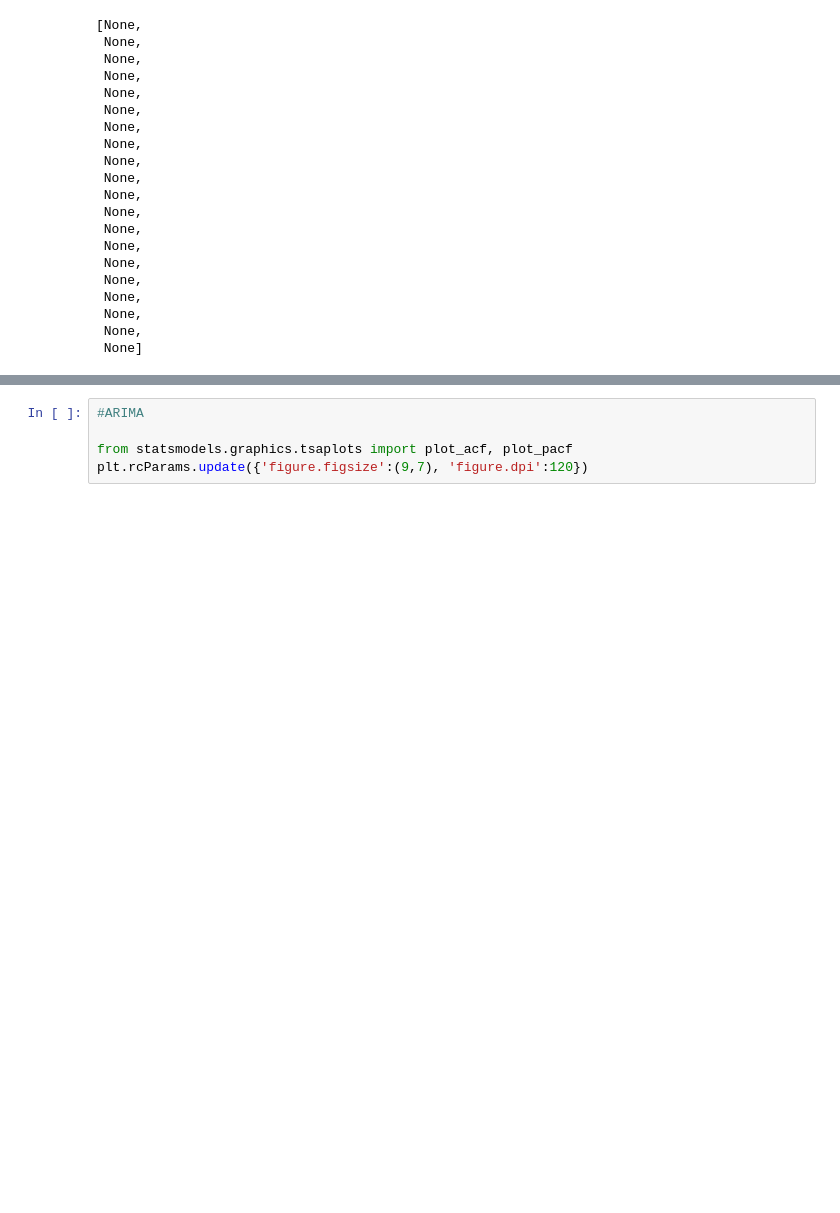
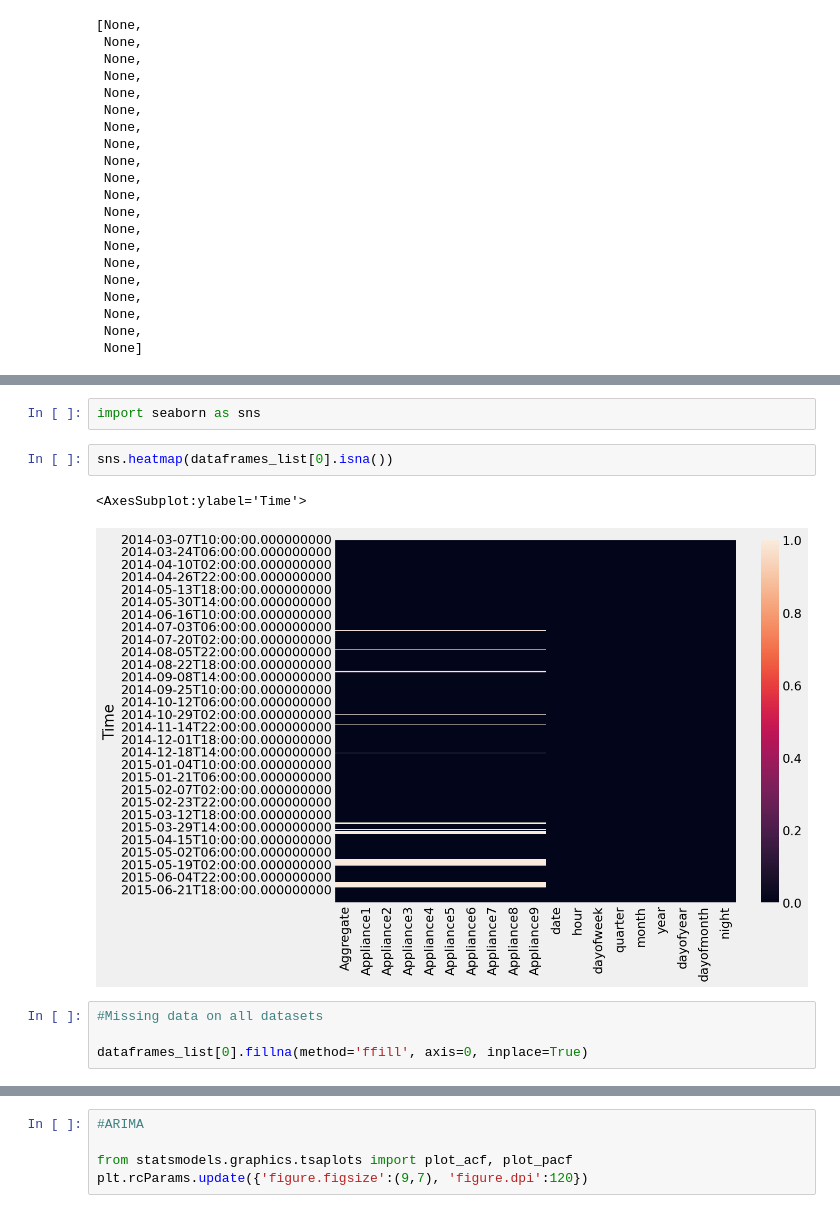
Before and after one commit to danbm94/masterthesis, a Jupyter notebook: refit.ipynb, the cells around one changed output, grey strips where cells are left out. Cells and saved outputs as stored; diff of their text form; blank space fills up the shorter version.

```diff
--- a/refit.ipynb
+++ b/refit.ipynb
@@ -133,0 +117,11 @@ dataframes_list[1]
+# %%
+import seaborn as sns
+# %%
+sns.heatmap(dataframes_list[0].isna())
+# %% [output]
+<AxesSubplot:ylabel='Time'>
+[figure, added]
+# %%
+#Missing data on all datasets
+
+dataframes_list[0].fillna(method='ffill', axis=0, inplace=True)
```
Also changed, not shown: parts of 26 cells of this notebook.
